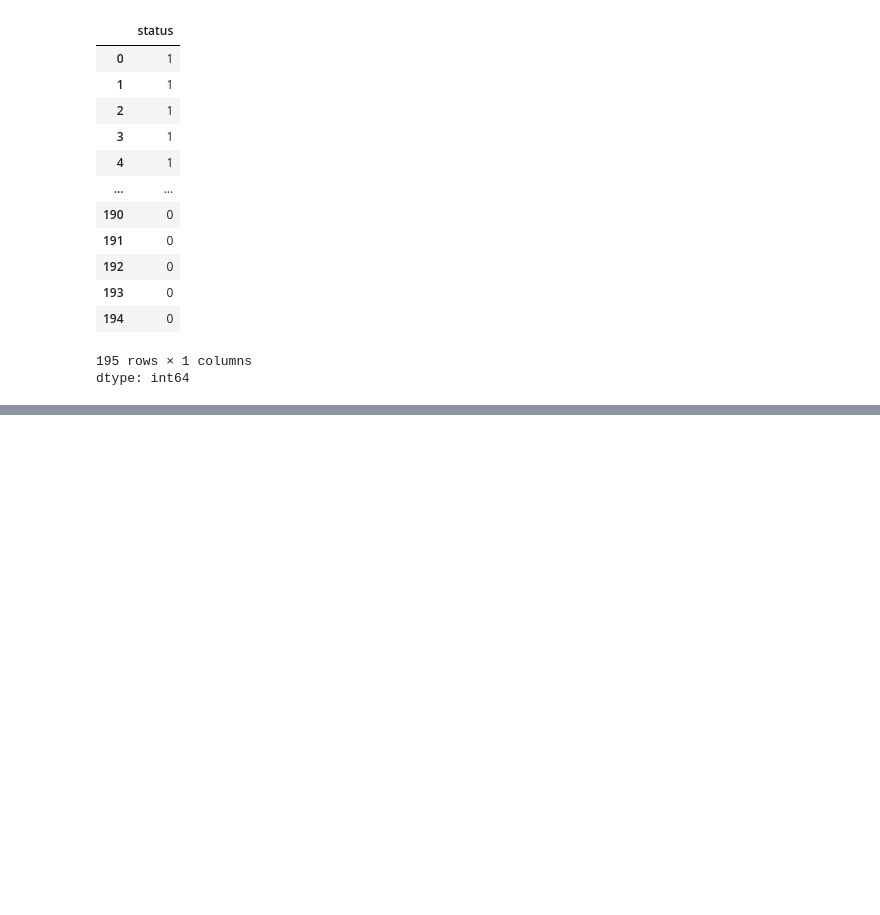
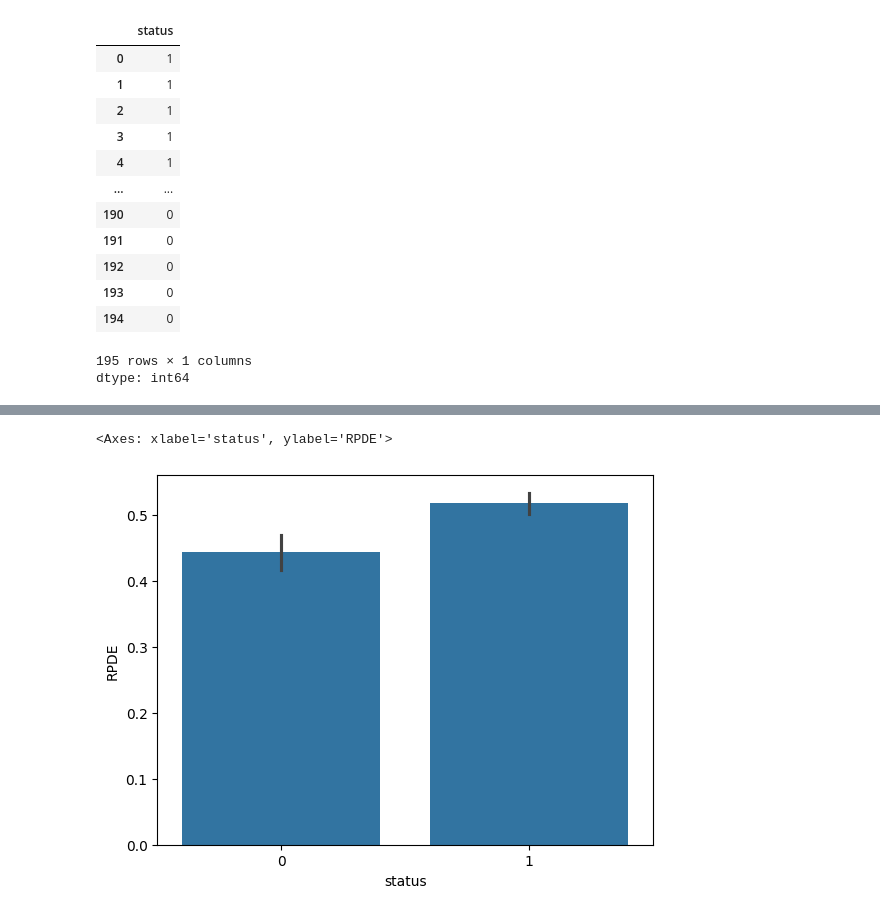
Before and after one commit to rushali-19/Parkinson-Disease-Predictor, a Jupyter notebook: Project_53_Parkinson's_Disease_Predictor.ipynb, the cells around one changed output, grey strips where cells are left out. Saved outputs shown, nothing was run; the diff lists cells and outputs as text; code cells hidden in the pictures; blank space fills up the shorter version.

```diff
--- a/Project_53_Parkinson's_Disease_Predictor.ipynb
+++ b/Project_53_Parkinson's_Disease_Predictor.ipynb
@@ -116,0 +131,6 @@ dtype: int64
+# %%
+sns.barplot(x = 'status', y = 'RPDE', data = df)
+#This shows us that patients with Parkinson's seem to have high RDPE measures
+# %% [output]
+<Axes: xlabel='status', ylabel='RPDE'>
+[figure, added]
```
Also changed, not shown: parts of 3 cells of this notebook.
